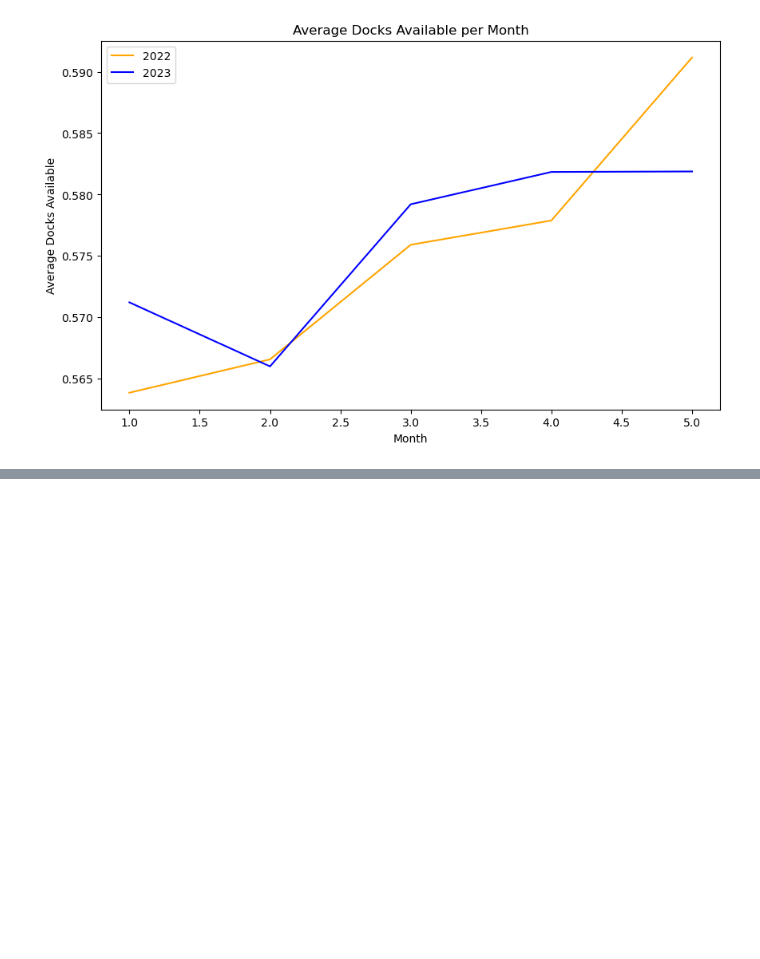
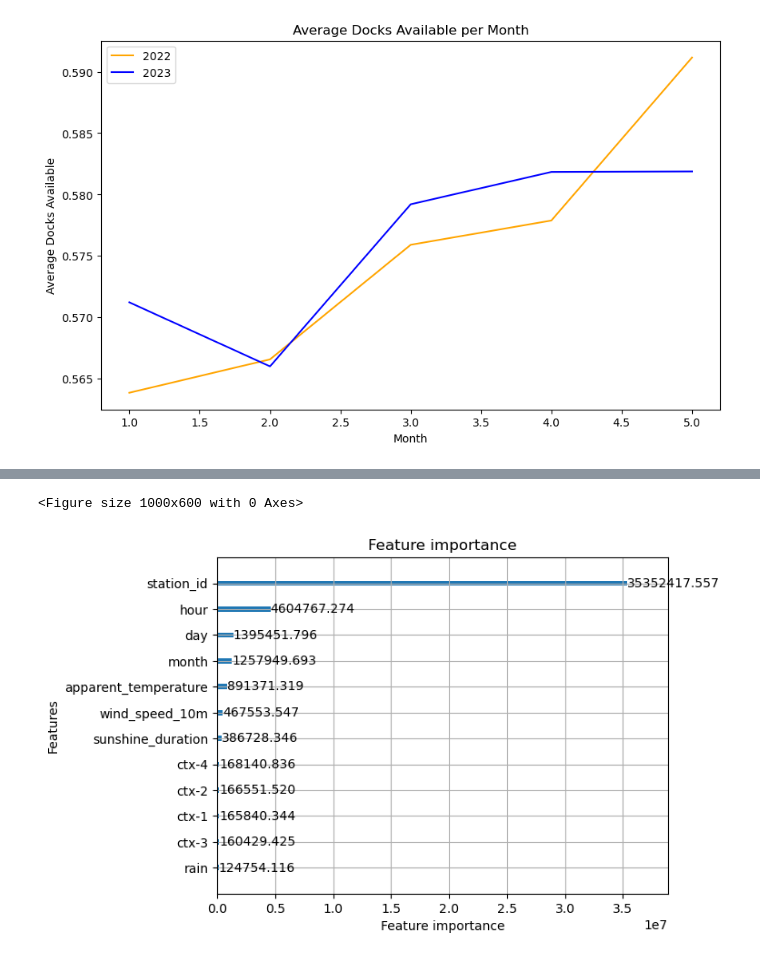
Before and after one commit to LEBsci/Capstone, a Jupyter notebook: LightGBM_Svet_average.ipynb, the cells around one changed output, grey strips where cells are left out. Saved outputs shown, nothing was run; the diff lists cells and outputs as text; code cells hidden in the pictures; blank space fills up the shorter version.

```diff
--- a/LightGBM_Svet_average.ipynb
+++ b/LightGBM_Svet_average.ipynb
@@ -198,0 +456,17 @@ cuda.current_context().reset()
+# %%
+# Train the model with the best parameters
+model = lgb.LGBMRegressor(**best_params)
+model.fit(X_train, logit(y_train.clip(1e-6, 1-1e-6)))
+
+# Predict the test set
+y_pred = model.predict(X_test)
+
+# Calculate the RMSE
+rmse = mean_squared_error(y_test, expit(y_pred)) ** 0.5
+print('RMSE:', rmse)
+
+# Plot the feature importance
+plt.figure(figsize=(10, 6))
+lgb.plot_importance(model, importance_type='gain')
+plt.show()
+# %% [output]
@@ -198,0 +490,2 @@ cuda.current_context().reset()
+<Figure size 1000x600 with 0 Axes>
+[figure, added]
```
Also changed, not shown: parts of 7 cells of this notebook.
